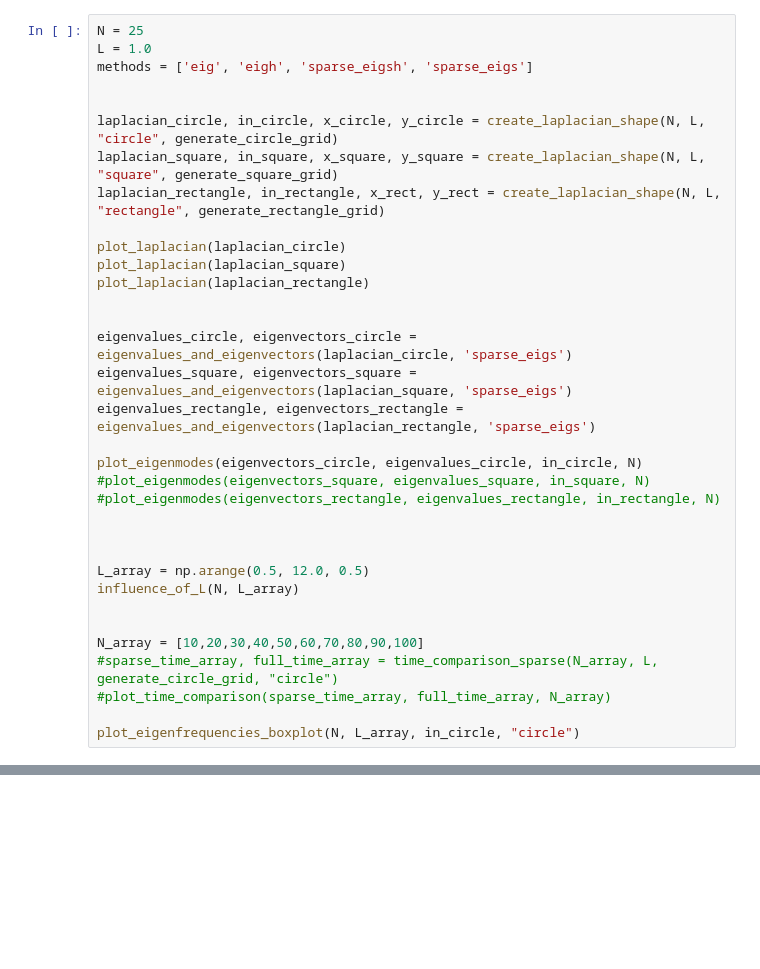
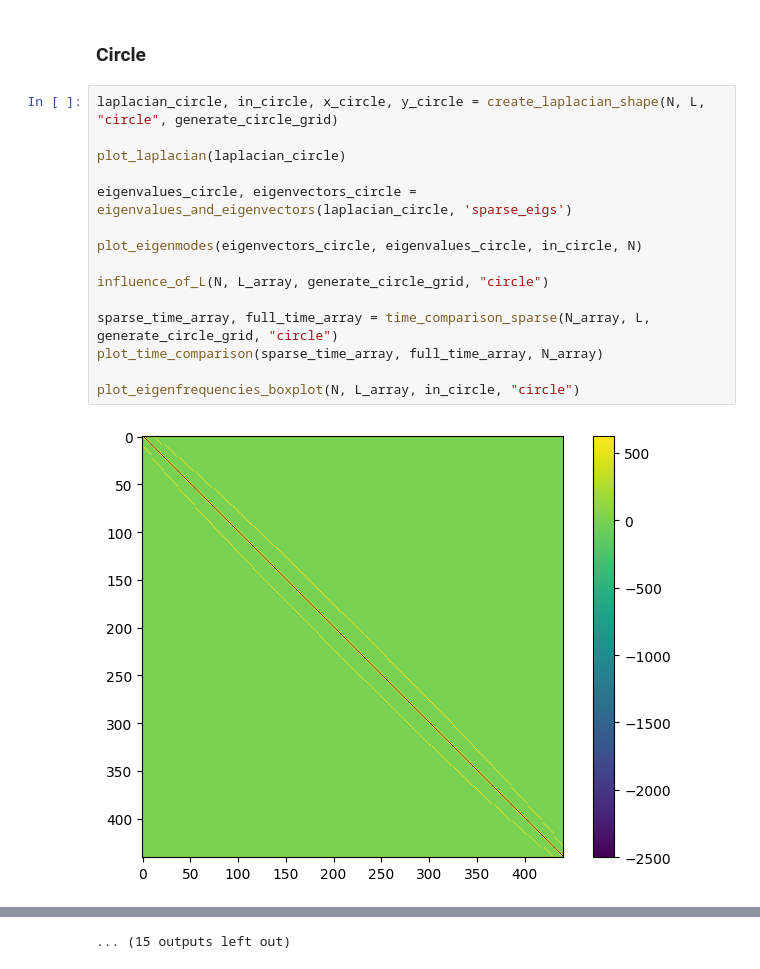
Before and after one commit to PaulJungnickel/ScientificComputing_Set3, a Jupyter notebook: src/exp_3_1.ipynb, the cells around one changed output, grey strips where cells are left out. Saved outputs shown, nothing was run; the diff lists cells and outputs as text; blank space fills up the shorter version.

Commit message:
Code cleanup and added sparse matrix intial initialization

```diff
--- a/src/exp_3_1.ipynb
+++ b/src/exp_3_1.ipynb
@@ -13,34 +76,19 @@ from plotting import *
+# %% [markdown]
+### Circle
 # %%
-N = 25
-L = 1.0
-methods = ['eig', 'eigh', 'sparse_eigsh', 'sparse_eigs']
-
-
 laplacian_circle, in_circle, x_circle, y_circle = create_laplacian_shape(N, L, "circle", generate_circle_grid)
-laplacian_square, in_square, x_square, y_square = create_laplacian_shape(N, L, "square", generate_square_grid)
-laplacian_rectangle, in_rectangle, x_rect, y_rect = create_laplacian_shape(N, L, "rectangle", generate_rectangle_grid)
 
 plot_laplacian(laplacian_circle)
-plot_laplacian(laplacian_square)
-plot_laplacian(laplacian_rectangle)
-
 
 eigenvalues_circle, eigenvectors_circle = eigenvalues_and_eigenvectors(laplacian_circle, 'sparse_eigs')
-eigenvalues_square, eigenvectors_square = eigenvalues_and_eigenvectors(laplacian_square, 'sparse_eigs')
-eigenvalues_rectangle, eigenvectors_rectangle = eigenvalues_and_eigenvectors(laplacian_rectangle, 'sparse_eigs')
 
 plot_eigenmodes(eigenvectors_circle, eigenvalues_circle, in_circle, N)
-#plot_eigenmodes(eigenvectors_square, eigenvalues_square, in_square, N)
-#plot_eigenmodes(eigenvectors_rectangle, eigenvalues_rectangle, in_rectangle, N)
 
+influence_of_L(N, L_array, generate_circle_grid, "circle")
 
-
-L_array = np.arange(0.5, 12.0, 0.5)
-influence_of_L(N, L_array)
-
-
-N_array = [10,20,30,40,50,60,70,80,90,100]
-#sparse_time_array, full_time_array = time_comparison_sparse(N_array, L, generate_circle_grid, "circle")
-#plot_time_comparison(sparse_time_array, full_time_array, N_array)
+sparse_time_array, full_time_array = time_comparison_sparse(N_array, L, generate_circle_grid, "circle")
+plot_time_comparison(sparse_time_array, full_time_array, N_array)
 
 plot_eigenfrequencies_boxplot(N, L_array, in_circle, "circle")
+# %% [output]
+[figure, added]
@@ -46,0 +106 @@ plot_eigenfrequencies_boxplot(N, L_array, in_circle, "circle")
+... (15 outputs left out)
```
Also changed, not shown: parts of 7 cells of this notebook, 10 other files.
